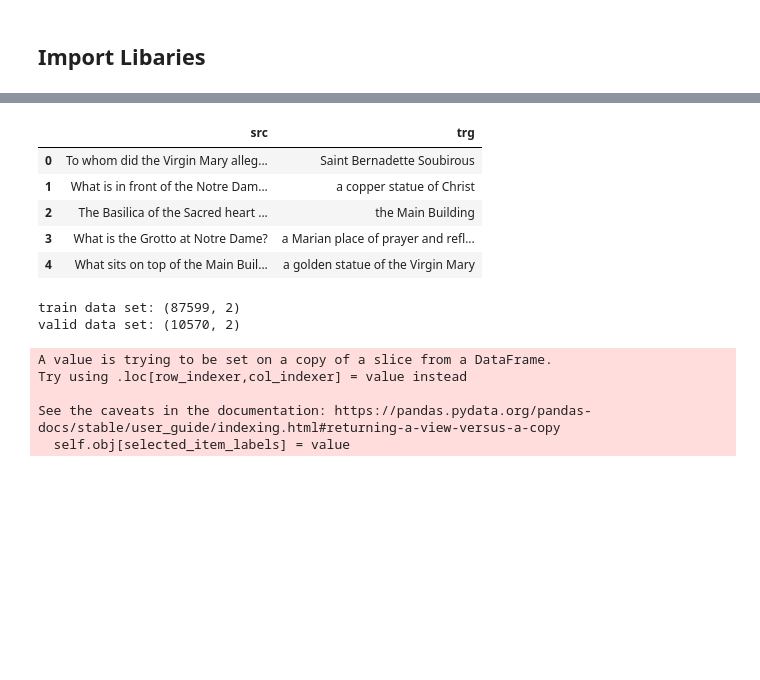
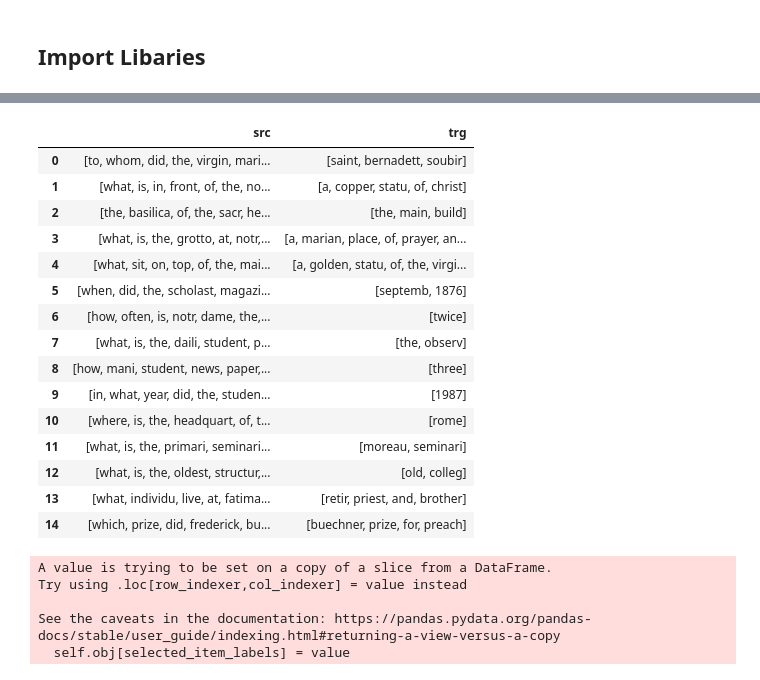
Before and after one commit to JcFreya/UD-DL-proj3-LSTM-Chatbot, a Jupyter notebook: (Starter Code) Chatbot With LSTM and Pretrained Embeddings.ipynb, the cells around one changed output, grey strips where cells are left out. Saved outputs shown, nothing was run; the diff lists cells and outputs as text; code cells hidden in the pictures; blank space fills up the shorter version.

```diff
--- a/(Starter Code) Chatbot With LSTM and Pretrained Embeddings.ipynb
+++ b/(Starter Code) Chatbot With LSTM and Pretrained Embeddings.ipynb
@@ -106,36 +117,34 @@ def loadDF(path):
         dev: 10570
     '''
     # load data
-    train_data, valid_data = torchtext.datasets.SQuAD1(root=path, split=('train', 'dev'))
+    train_iter, valid_iter = torchtext.datasets.SQuAD1(root=path, split=('train', 'dev'))
 
     # returns: DataPipe that yields data points from SQuaAD1 dataset which consist of context, question,
     # list of answers and corresponding index in context
     # convert dataPipe to dictionary
     # make simple pairs of questions and answers
-#     train_dict = {'src':[], 'trg':[]}
-#     valid_dict = {'src':[], 'trg':[]}
 
+#     train_dict = [{'src': question, 'trg': answers[0]} for _, question, answers, _ in train_iter]
+#     valid_dict = [{'src': question, 'trg': answers[0]} for _, question, answers, _ in valid_iter]
 
-    train_dict = [{'src': question, 'trg': answers[0]} for _, question, answers, _ in train_data]
-    valid_dict = [{'src': question, 'trg': answers[0]} for _, question, answers, _ in val_data]
+    train_dict = {'src': [], 'trg': []}
+    valid_dict = {'src': [], 'trg': []}
 
-#     for _, question, answer, _ in train_data:
-#         train_dict['src'].append(question)
-#         train_dict['trg'].append(answer[0])
+    for _, question, answers, _ in train_iter:
+        train_dict['src'].append(question)
+        train_dict['trg'].append(answers[0])
 
-#     for _, question, answer, _ in valid_data:
-#         valid_dict['src'].append(question)
-#         valid_dict['trg'].append(answers[0])
+    for _, question, answers, _ in valid_iter:
+        valid_dict['src'].append(question)
+        valid_dict['trg'].append(answers[0])
 
     # convert Dictionaries to Pandas DataFrame
     train_df = pd.DataFrame(train_dict)
     valid_df = pd.DataFrame(valid_dict)
 
-    # combine two parts
-    # df = train_df.append(validation_df)
+    df = train_df.append(valid_df)
 
-    return train_df, valid_df
-#     return train_dict, valid_dict
+    return df
 
 def prepare_text(sentence):
 
@@ -143,6 +152,11 @@ def prepare_text(sentence):
     Our text needs to be cleaned with a tokenizer. This function will perform that task.
     https://www.nltk.org/api/nltk.tokenize.html
     '''
+    # example input: What is the Grotto at Notre Dame?
+    # remove punctuation: 'what is the grotto at notre dame'
+    # stemmer: 'what is the grotto at notr dame'
+    # RegexpTokenizer: ['what', 'is', 'the', 'grotto', 'at', 'notr', 'dame']
+
     # clean text
     sentence = ''.join([s.lower() for s in sentence if s not in string.punctuation])
 
@@ -160,10 +174,10 @@ def train_test_split(SRC, TRG):
     '''
     Input: SRC, our list of questions from the dataset
             TRG, our list of responses from the dataset
-
     Output: Training and test datasets for SRC & TRG
 
     '''
+    # split the data to train and test set
     SRC_train_dataset = SRC.sample(frac=0.8, random_state=SEED)
     SRC_test_dataset = SRC.drop(SRC_train_dataset.index)
 
@@ -182,18 +194,21 @@ valid_data = valid_raw.iloc[:5000, :]
-# %%
-# top rows of train data
-train_data.head()
-# %% [output]
-|  | src | trg |
-| 0 | To whom did the Virgin Mary alleg... | Saint Bernadette Soubirous |
-| 1 | What is in front of the Notre Dam... | a copper statue of Christ |
-| 2 | The Basilica of the Sacred heart ... | the Main Building |
-| 3 | What is the Grotto at Notre Dame? | a Marian place of prayer and refl... |
-| 4 | What sits on top of the Main Buil... | a golden statue of the Virgin Mary |
-# %%
-# count of train_df_raw, valid_df_raw
-print(f'train data set: {train_raw.shape}')
-print(f'valid data set: {valid_raw.shape}')
-# %% [output]
-train data set: (87599, 2)
-valid data set: (10570, 2)
+# %%
+# check data
+data.head(15)
+# %% [output]
+|  | src | trg |
+| 0 | [to, whom, did, the, virgin, mari... | [saint, bernadett, soubir] |
+| 1 | [what, is, in, front, of, the, no... | [a, copper, statu, of, christ] |
+| 2 | [the, basilica, of, the, sacr, he... | [the, main, build] |
+| 3 | [what, is, the, grotto, at, notr,... | [a, marian, place, of, prayer, an... |
+| 4 | [what, sit, on, top, of, the, mai... | [a, golden, statu, of, the, virgi... |
+| 5 | [when, did, the, scholast, magazi... | [septemb, 1876] |
+| 6 | [how, often, is, notr, dame, the,... | [twice] |
+| 7 | [what, is, the, daili, student, p... | [the, observ] |
+| 8 | [how, mani, student, news, paper,... | [three] |
+| 9 | [in, what, year, did, the, studen... | [1987] |
+| 10 | [where, is, the, headquart, of, t... | [rome] |
+| 11 | [what, is, the, primari, seminari... | [moreau, seminari] |
+| 12 | [what, is, the, oldest, structur,... | [old, colleg] |
+| 13 | [what, individu, live, at, fatima... | [retir, priest, and, brother] |
+| 14 | [which, prize, did, frederick, bu... | [buechner, prize, for, preach] |
 # %%
```
Also changed, not shown: parts of 45 cells of this notebook, 1 other file.
